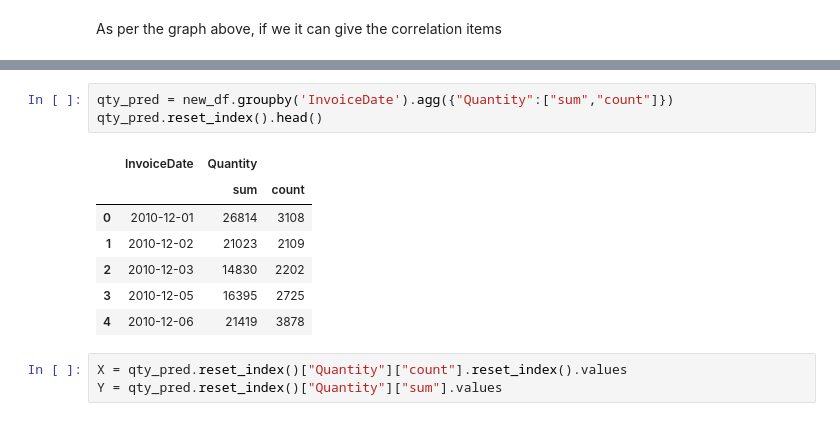
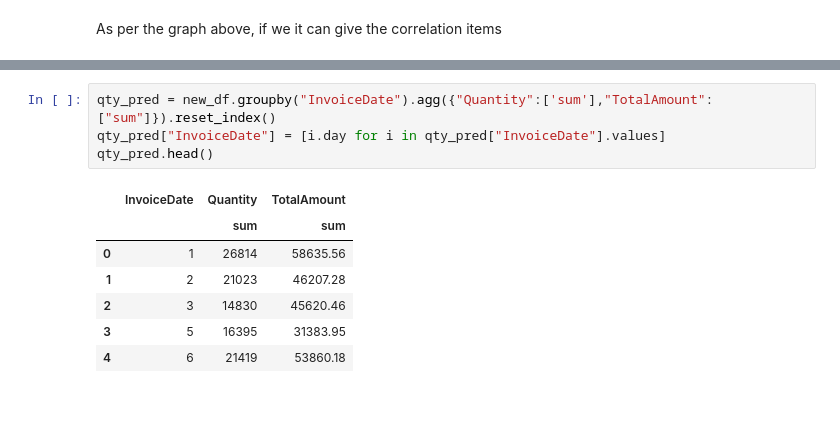
Before and after one commit to JAsanka/BUSINESS-INTELLIGENCE-SYSTEM, a Jupyter notebook: Untitled1.ipynb, the cells around one changed output, grey strips where cells are left out. Saved outputs shown, nothing was run; the diff lists cells and outputs as text.

```diff
--- a/Untitled1.ipynb
+++ b/Untitled1.ipynb
@@ -334,16 +337,14 @@ new_df = pd.DataFrame(df, copy=True)
 | 3 | 536365 | 2010-12-01 | 17850.0 | KNITTED UNION FLAG HOT WATER BOTTLE | 6 | 3.39 | 2.712 | 0.678 | ... |
 | 4 | 536365 | 2010-12-01 | 17850.0 | RED WOOLLY HOTTIE WHITE HEART. | 6 | 3.39 | 2.712 | 0.678 | ... |
 # %%
-qty_pred = new_df.groupby('InvoiceDate').agg({"Quantity":["sum","count"]})
-qty_pred.reset_index().head()
+qty_pred = new_df.groupby("InvoiceDate").agg({"Quantity":['sum'],"TotalAmount":["sum"]}).reset_index()
+qty_pred["InvoiceDate"] = [i.day for i in qty_pred["InvoiceDate"].values]
+qty_pred.head()
 # %% [output]
-|  | InvoiceDate | Quantity |  |
-|  |  | sum | count |
-| 0 | 2010-12-01 | 26814 | 3108 |
-| 1 | 2010-12-02 | 21023 | 2109 |
-| 2 | 2010-12-03 | 14830 | 2202 |
-| 3 | 2010-12-05 | 16395 | 2725 |
-| 4 | 2010-12-06 | 21419 | 3878 |
+|  | InvoiceDate | Quantity | TotalAmount |
+|  |  | sum | sum |
+| 0 | 1 | 26814 | 58635.56 |
+| 1 | 2 | 21023 | 46207.28 |
+| 2 | 3 | 14830 | 45620.46 |
+| 3 | 5 | 16395 | 31383.95 |
+| 4 | 6 | 21419 | 53860.18 |
-# %%
-X = qty_pred.reset_index()["Quantity"]["count"].reset_index().values
-Y = qty_pred.reset_index()["Quantity"]["sum"].values
```
Also changed, not shown: parts of 29 cells of this notebook.
